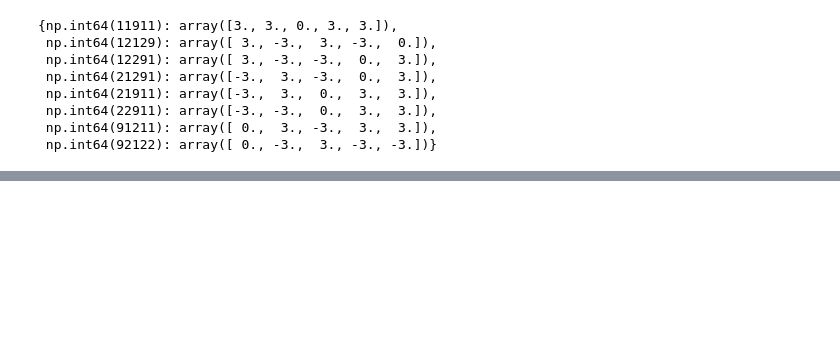
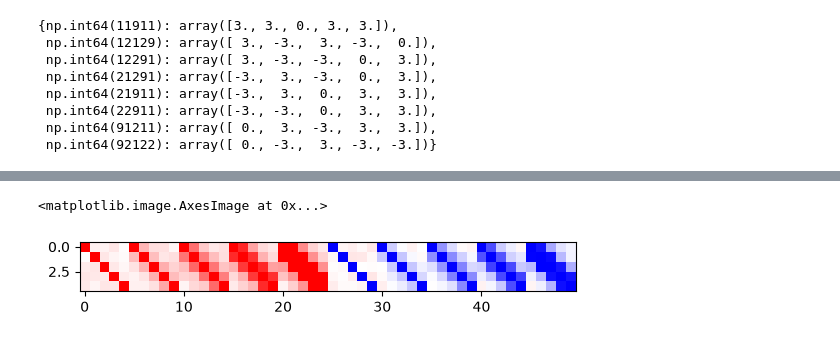
Before and after one commit to mnlmrc/EFC_learningfMRI, a Jupyter notebook: notebooks/simulation.ipynb, the cells around one changed output, grey strips where cells are left out. Drawn from its saved outputs; the diff is of its cells as text; code cells hidden in the pictures; blank space fills up the shorter version.

```diff
--- a/notebooks/simulation.ipynb
+++ b/notebooks/simulation.ipynb
@@ -46,0 +33,26 @@ E
+# %%
+n = 5 # n_fingers
+spread = np.linspace(0, 1, 5)  # spread of the enslaving matrix
+
+E = []
+
+# flexion commands
+for u in range(5):
+    E0 = ofc.make_enslaving(spread=spread[u])
+    e = .1 * np.random.rand(n,n)
+    np.fill_diagonal(e, 0)
+    E.append(E0 + e)
+
+# extension commands
+for u in range(5):
+    E0 = -1 * ofc.make_enslaving(spread=spread[u])
+    e = .1 * np.random.rand(n,n)
+    np.fill_diagonal(e, 0)
+    E.append(E0 + e)
+
+E = np.hstack(E)
+
+plt.imshow(E, cmap='bwr', vmin=-1, vmax=1)
+# %% [output]
+<matplotlib.image.AxesImage at 0x...>
+[figure, added]
```
Also changed, not shown: parts of 20 cells of this notebook, 1 other file.
